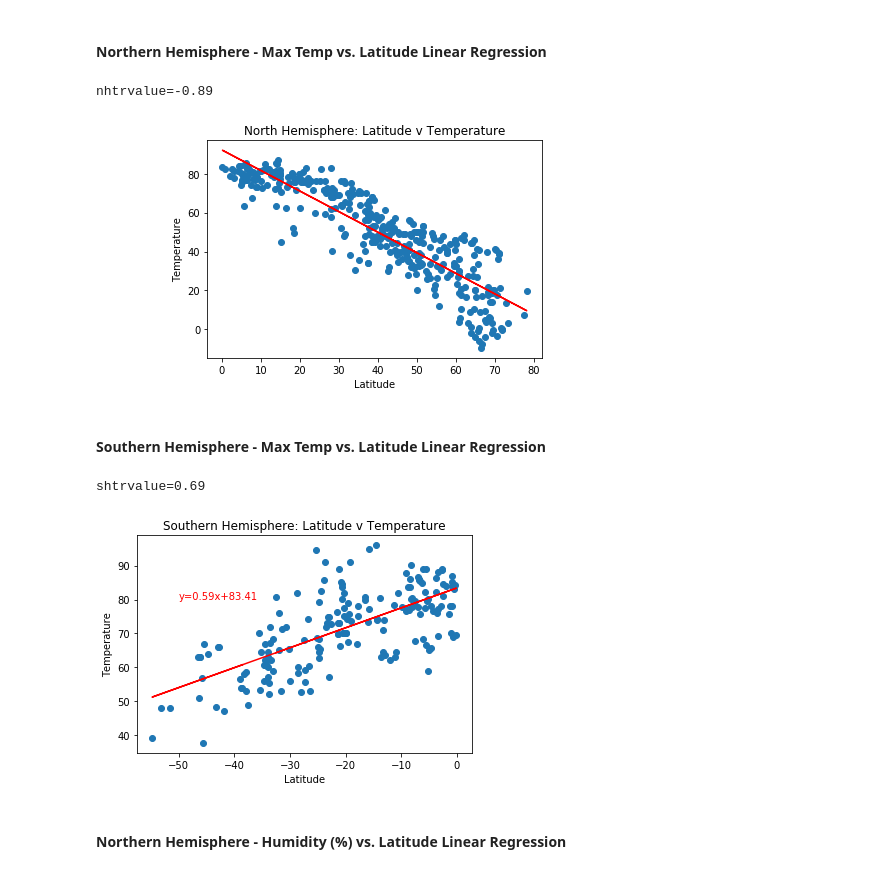
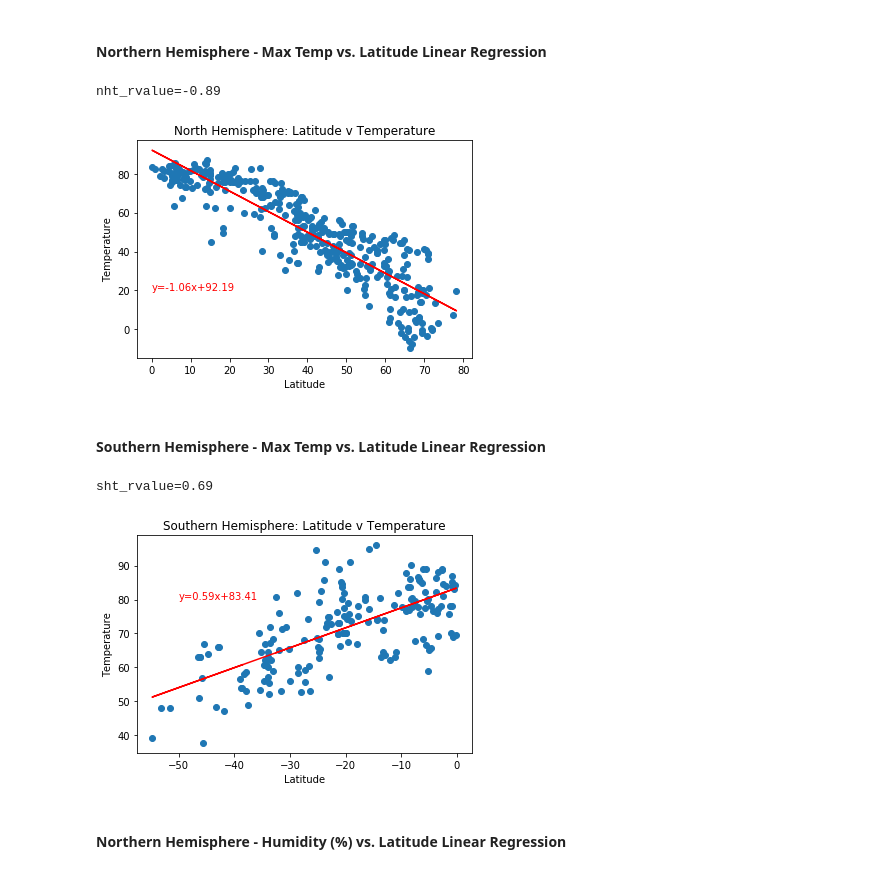
Before and after one commit to gabrielmacey/python_api_challenge, a Jupyter notebook: WeatherPy/WeatherPy.ipynb, the cells around one changed output. Saved outputs shown, nothing was run; the diff lists cells and outputs as text; code cells hidden in the pictures.

```diff
--- a/WeatherPy/WeatherPy.ipynb
+++ b/WeatherPy/WeatherPy.ipynb
@@ -261,42 +257,42 @@ southern_data = weather_data[weather_data["Latitude"]<0]
 # %% [markdown]
 ####  Northern Hemisphere - Max Temp vs. Latitude Linear Regression
 # %%
-nhtx_value = northern_data["Latitude"]
-nhty_value = northern_data["Temperature"]
-(nhtslope, nhtintercept, nhtrvalue, nhtpvalue, nhtstderr)=linregress(nhtx_value,nhty_value)
-nhtregress_value = nhtx_value * nhtslope + nhtintercept
-nhtline_eq = "y=" + str(round(nhtslope,2)) + "x+" + str(round(nhtintercept,2))
-plt.scatter(nhtx_value,nhty_value)
-plt.plot(nhtx_value, nhtregress_value, "r-")
-plt.annotate(nhtline_eq,(-50,80), color="red")
+nht_x_value = northern_data["Latitude"]
+nht_y_value = northern_data["Temperature"]
+(nht_slope, nht_intercept, nht_rvalue, nht_pvalue, nht_stderr)=linregress(nht_x_value,nht_y_value)
+nht_regress_value = nht_x_value * nht_slope + nht_intercept
+nht_line_eq = "y=" + str(round(nht_slope,2)) + "x+" + str(round(nht_intercept,2))
+plt.scatter(nht_x_value,nht_y_value)
+plt.plot(nht_x_value, nht_regress_value, "r-")
+plt.annotate(nht_line_eq,(0,20), color="red")
 plt.title("North Hemisphere: Latitude v Temperature")
 plt.xlabel("Latitude")
 plt.ylabel("Temperature")
-print(f"nhtrvalue={round(nhtrvalue,2)}")
+print(f"nht_rvalue={round(nht_rvalue,2)}")
 plt.savefig("Northern_Hemisphere_Temp_v_Lat.png")
 plt.show()
 # %% [output]
-nhtrvalue=-0.89
+nht_rvalue=-0.89
-[figure, old version]
+[figure, new version]
 # %% [markdown]
 ####  Southern Hemisphere - Max Temp vs. Latitude Linear Regression
 # %%
-shtx_value = southern_data["Latitude"]
-shty_value = southern_data["Temperature"]
-(shtslope, shtintercept, shtrvalue, shtpvalue, shtstderr)=linregress(shtx_value,shty_value)
-shtregress_value = shtx_value * shtslope + shtintercept
-shtline_eq = "y=" + str(round(shtslope,2)) + "x+" + str(round(shtintercept,2))
-plt.scatter(shtx_value,shty_value)
-plt.plot(shtx_value, shtregress_value, "r-")
-plt.annotate(shtline_eq,(-50,80), color="red")
+sht_x_value = southern_data["Latitude"]
+sht_y_value = southern_data["Temperature"]
+(sht_slope, sht_intercept, sht_rvalue, sht_pvalue, sht_stderr)=linregress(shtx_value,shty_value)
+sht_regress_value = sht_x_value * sht_slope + sht_intercept
+sht_line_eq = "y=" + str(round(shtslope,2)) + "x+" + str(round(shtintercept,2))
+plt.scatter(sht_x_value,sht_y_value)
+plt.plot(sht_x_value, sht_regress_value, "r-")
+plt.annotate(sht_line_eq,(-50,80), color="red")
 plt.title("Southern Hemisphere: Latitude v Temperature")
 plt.xlabel("Latitude")
 plt.ylabel("Temperature")
-print(f"shtrvalue={round(shtrvalue,2)}")
+print(f"sht_rvalue={round(sht_rvalue,2)}")
 plt.savefig("Southern_Hemisphere_Temp_v_Lat.png")
 plt.show()
 # %% [output]
-shtrvalue=0.69
+sht_rvalue=0.69
 [figure]
 # %% [markdown]
 ####  Northern Hemisphere - Humidity (%) vs. Latitude Linear Regression
```
Also changed, not shown: parts of 2 cells of this notebook, 1 other file.
